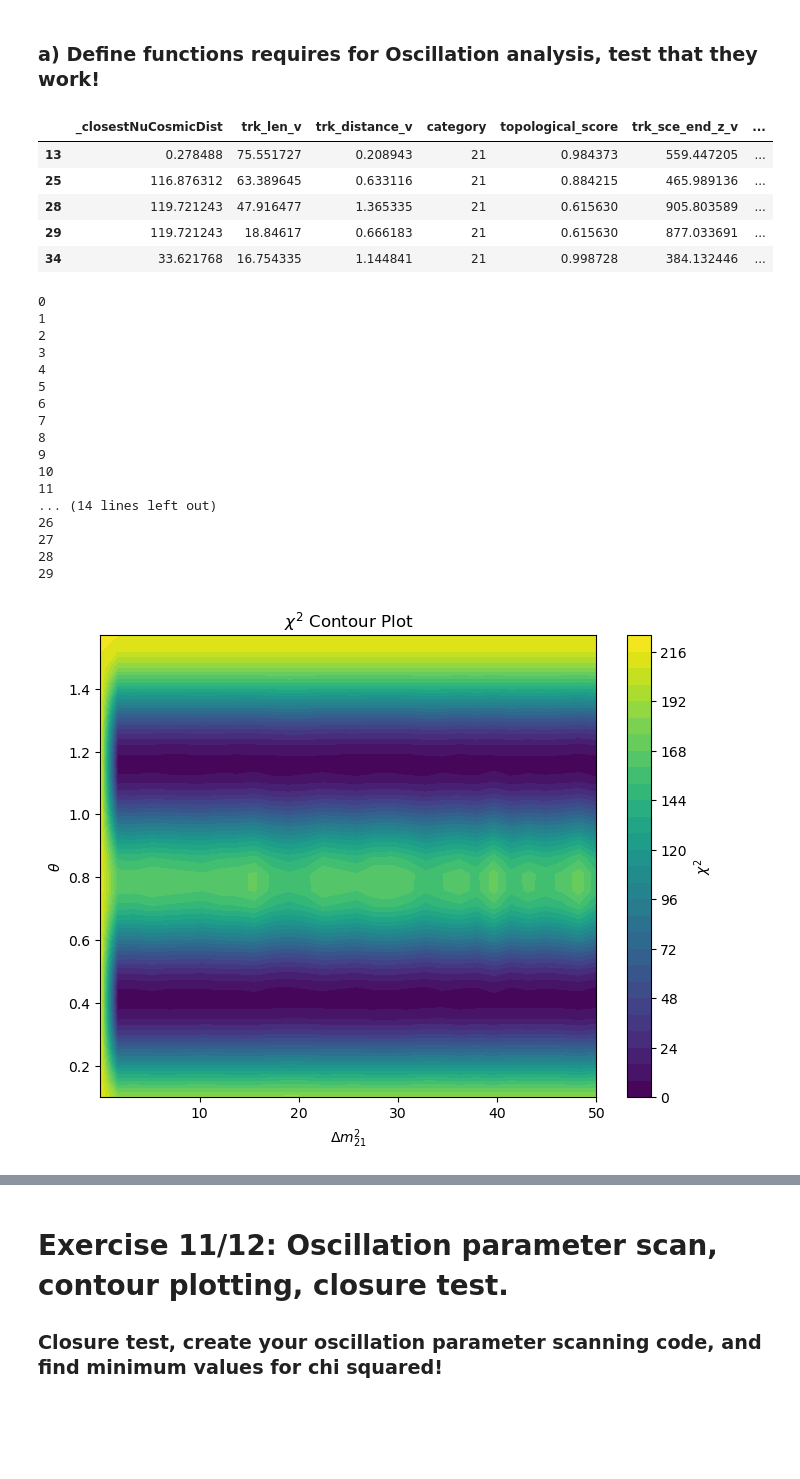
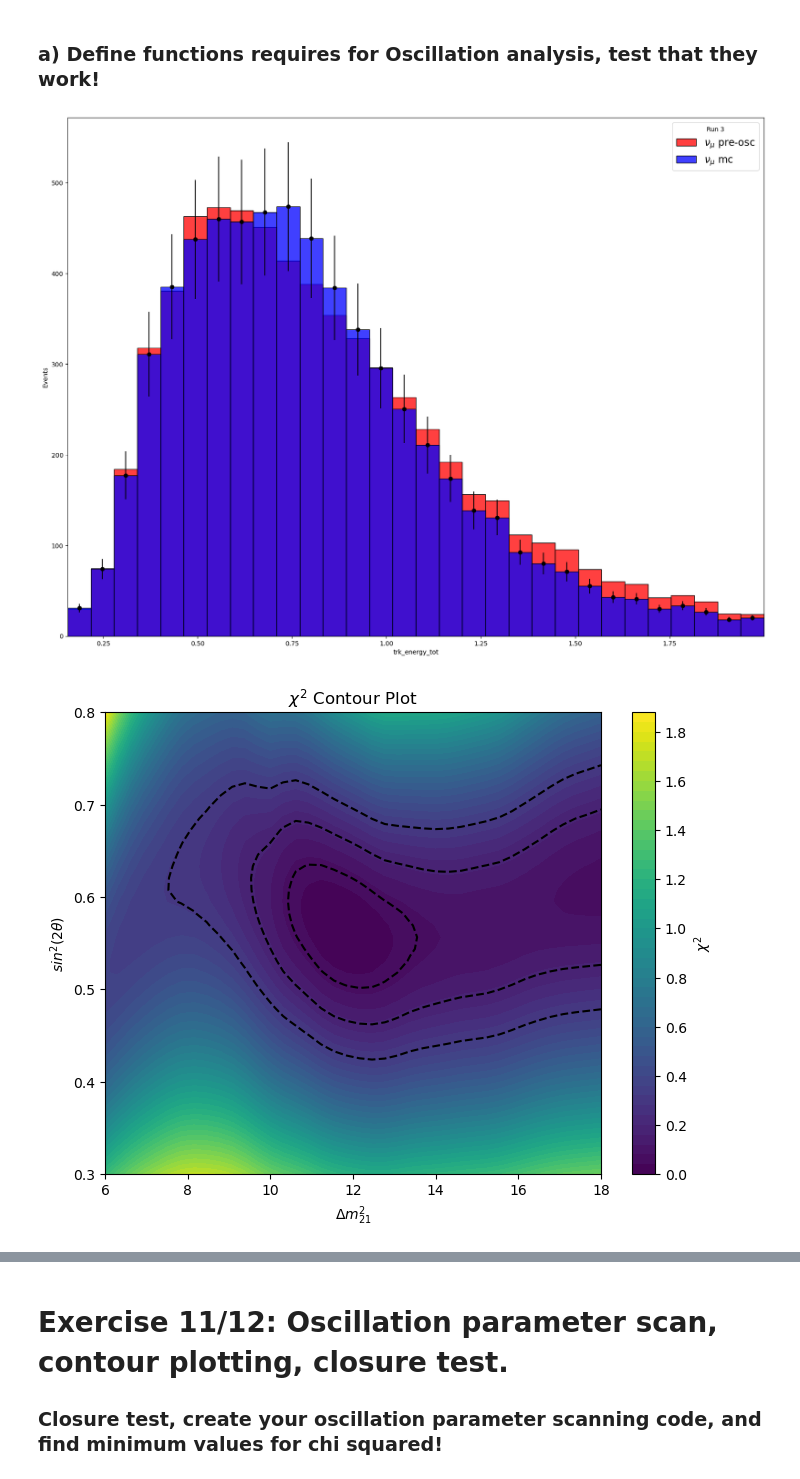
Before and after one commit to chendurshr/MicroBooNE-sem6, a Jupyter notebook: MainAnalysis_template.ipynb, the cells around one changed output, grey strips where cells are left out. Saved outputs shown, nothing was run; the diff lists cells and outputs as text; code cells hidden in the pictures; blank space fills up the shorter version.

```diff
--- a/MainAnalysis_template.ipynb
+++ b/MainAnalysis_template.ipynb
@@ -575,13 +582,13 @@ x, mc_y, data_y, y_errors = data_binning(OSC_DATA_CUT, MC_EXT_CUT, 'trk_energy_t
 ### a) Define functions requires for Oscillation analysis, test that they work!
 # %%
 # oscillation function
-def oscillation_function(theta, del_m_21, length, energy):
-    p_no_osc = 1 - ((np.sin(2 * theta)) ** 2 * (np.sin(1.27 * del_m_21 ** 2 * length / energy))**2)
+def oscillation_function(sin_2theta_sq, del_m_21_sq, length, energy):
+    p_no_osc = 1 - (sin_2theta_sq * (np.sin(1.27 * del_m_21_sq * length * 10**(-3) / energy))**2)
     return p_no_osc
 # %%
 # muon disappearance application to reconstructed neutrino energy
 MC_EXT_OSC = MC_EXT_CUT.copy()
 DATA_OSC = OSC_DATA_CUT.copy()
-def nu_mu_oscillation(weights, theta, del_m_21, length, energy):
-    osc_weights = weights * oscillation_function(theta, del_m_21, length, energy)
+def nu_mu_oscillation(weights, sin_2theta_sq, del_m_21, length, energy):
+    osc_weights = weights * oscillation_function(sin_2theta_sq, del_m_21, length, energy)
     return osc_weights
@@ -591,12 +595,12 @@ test_osc['weight'] = nu_mu_oscillation(test_osc['weight'], 0.2, 0.03, test_osc['
-# %%
-test_osc.head()
-# %% [output]
-|  | _closestNuCosmicDist | trk_len_v | trk_distance_v | category | topological_score | trk_sce_end_z_v | ... |
-| 13 | 0.278488 | 75.551727 | 0.208943 | 21 | 0.984373 | 559.447205 | ... |
-| 25 | 116.876312 | 63.389645 | 0.633116 | 21 | 0.884215 | 465.989136 | ... |
-| 28 | 119.721243 | 47.916477 | 1.365335 | 21 | 0.615630 | 905.803589 | ... |
-| 29 | 119.721243 | 18.84617 | 0.666183 | 21 | 0.615630 | 877.033691 | ... |
-| 34 | 33.621768 | 16.754335 | 1.144841 | 21 | 0.998728 | 384.132446 | ... |
+# %%
+test_theta = 0.6
+test_mass = 5
+MC_EXT_OSC_COPY = MC_EXT_OSC.copy()
+MC_EXT_OSC_COPY['weight'] = nu_mu_oscillation(MC_EXT_OSC_COPY['weight'], test_theta, test_mass, MC_EXT_OSC_COPY['true_L'], MC_EXT_OSC_COPY['true_E'])
+x, osc_count, mc_count, mc_error = modded_multi_hist_plot_fnc(DATA_OSC, MC_EXT_OSC_COPY, 'trk_energy_tot')
+#x, mc_y, data_y, y_errors = modded_multi_hist_plot_fnc(OSC_DATA_CUT, MC_EXT_CUT, 'trk_energy_tot')
+# %% [output]
+[figure, added]
 # %%
 def chi_squared(params, observed, expected):
     """
@@ -627,45 +649,35 @@ def chi_squared(params, observed, expected):
 # %%
 # Define a grid of (theta, del_m21) values
-theta_values = np.linspace(0.1, np.pi/2, 30)  # Adjust range as needed
-del_m21_values = np.linspace(0.0001, 50, 30)  # Adjust range as needed
+sin_2theta_sq_values = np.linspace(0.3, 0.8, 40)  # Adjust range as needed
+del_m21_sq_values = np.linspace(6, 18, 40)  # Adjust range as needed
 
 # Create a 2D array to store chi-squared values
-chi2_grid = np.zeros((len(theta_values), len(del_m21_values)))
+chi2_grid = np.zeros((len(sin_2theta_sq_values), len(del_m21_sq_values)))
 
 # Compute chi-squared for each grid point
-for i, theta in enumerate(theta_values):
-    print(i)
-    for j, del_m21 in enumerate(del_m21_values):
-        chi2_grid[i, j] = chi_squared([theta, del_m21], test_osc, DATA_OSC)
+for i, sin_2theta_sq in enumerate(sin_2theta_sq_values):
+    for j, del_m21_sq in enumerate(del_m21_sq_values):
+        chi2_grid[i, j] = chi_squared([sin_2theta_sq, del_m21_sq], MC_EXT_OSC, DATA_OSC)
+
+reduced_chi_squared = chi2_grid / (len(sin_2theta_sq_values) - 2)
+chi_squared_min = np.min(chi2_grid)
+#chi_sq_plus1 = chi2_grid[chi_squared_plus_x_finder(chi2_grid, min_chi_sq,1)]
 
 # Create contour plot
 plt.figure(figsize=(8, 6))
-contour = plt.contourf(del_m21_values, theta_values, chi2_grid, levels=30, cmap='viridis')
+contour = plt.contourf(del_m21_sq_values, sin_2theta_sq_values, reduced_chi_squared, levels=50, cmap='viridis')
 plt.colorbar(label=r'$\chi^2$')
+chi_squared_levels = [chi_squared_min+2.3, chi_squared_min+6.18, chi_squared_min+11.83]
+for level in chi_squared_levels:
+    contour_line = plt.contour(del_m21_sq_values, sin_2theta_sq_values,
+                            chi2_grid, levels=[level],colors='k', linestyles='dashed')
 
 # Add labels
-plt.xlabel(r'$\Delta m_{21}$')
-plt.ylabel(r'$\theta$')
+plt.xlabel(r'$\Delta m^2_{21}$')
+plt.ylabel(r'$sin^2(2\theta)$')
 plt.title(r'$\chi^2$ Contour Plot')
 
 # Show the plot
 plt.show()
 # %% [output]
-0
-1
-2
-3
-4
-5
-6
-7
-8
-9
-10
-11
-... (14 lines left out)
-26
-27
-28
-29
-[figure, old version]
+[figure, new version]
```
Also changed, not shown: parts of 28 cells of this notebook.
